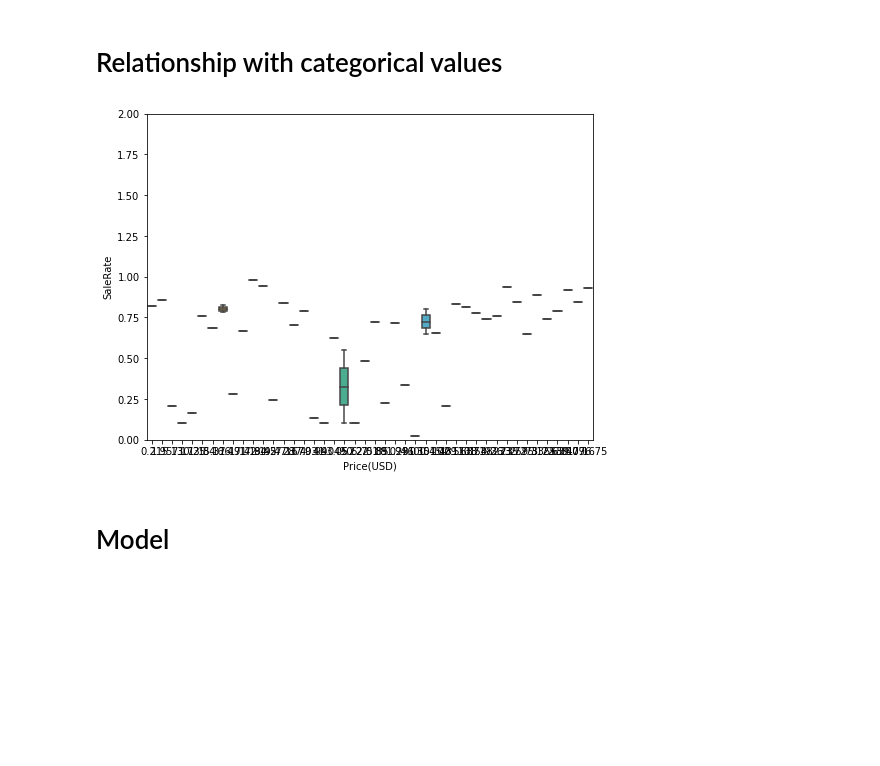
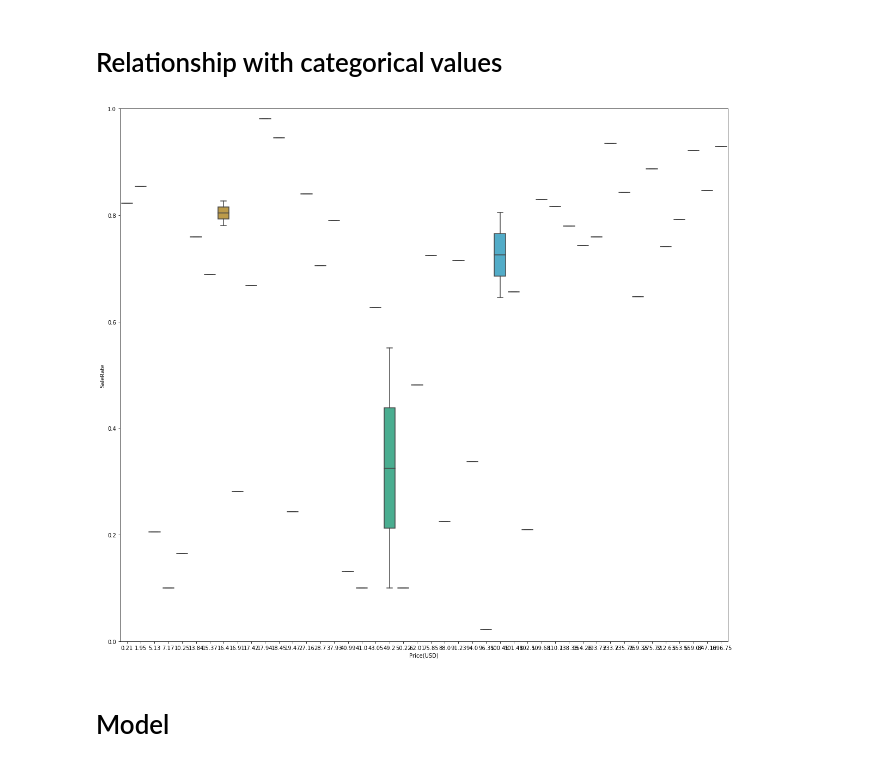
Before and after one commit to Shrikantsamarth/optimization-of-warehouses-by-implementation-of-machine-learning-methodologies, a Jupyter notebook: Thessis/Blowout Prediction.ipynb, the cells around one changed output. Cells and saved outputs as stored; diff of their text form; code cells hidden in the pictures; blank space fills up the shorter version.

Commit message:
Modifying Box plot dimensions

```diff
--- a/Thessis/Blowout Prediction.ipynb
+++ b/Thessis/Blowout Prediction.ipynb
@@ -137,13 +135,13 @@ corrmat
 # %%
 #box plot overallqual/saleprice
 box_plot_df = data.sample(n=100, random_state=1)
 var = 'Price(USD)'
 box_plot_df = pd.concat([box_plot_df['SaleRate'], box_plot_df[var]], axis=1)
-f, ax = plt.subplots(figsize=(8, 6))
+f, ax = plt.subplots(figsize=(20, 18))
 fig = sns.boxplot(x=var, y="SaleRate", data=box_plot_df)
-fig.axis(ymin=0, ymax=2);
+fig.axis(ymin=0, ymax=1);
 # %% [output]
-[figure, old version]
+[figure, new version]
 # %% [markdown]
 # Model
 # %%
```
Also changed, not shown: parts of 1 cell of this notebook.
